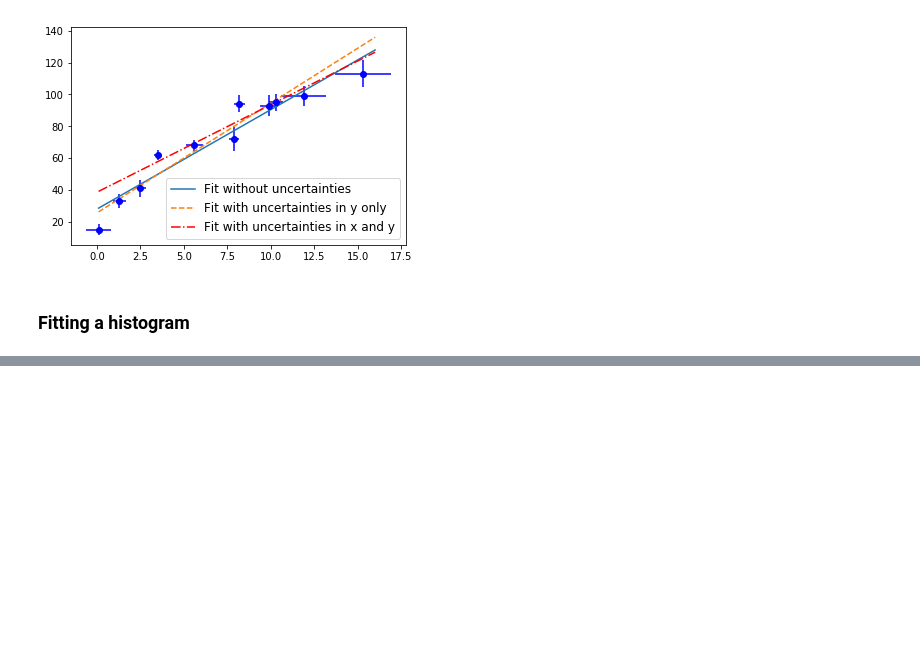
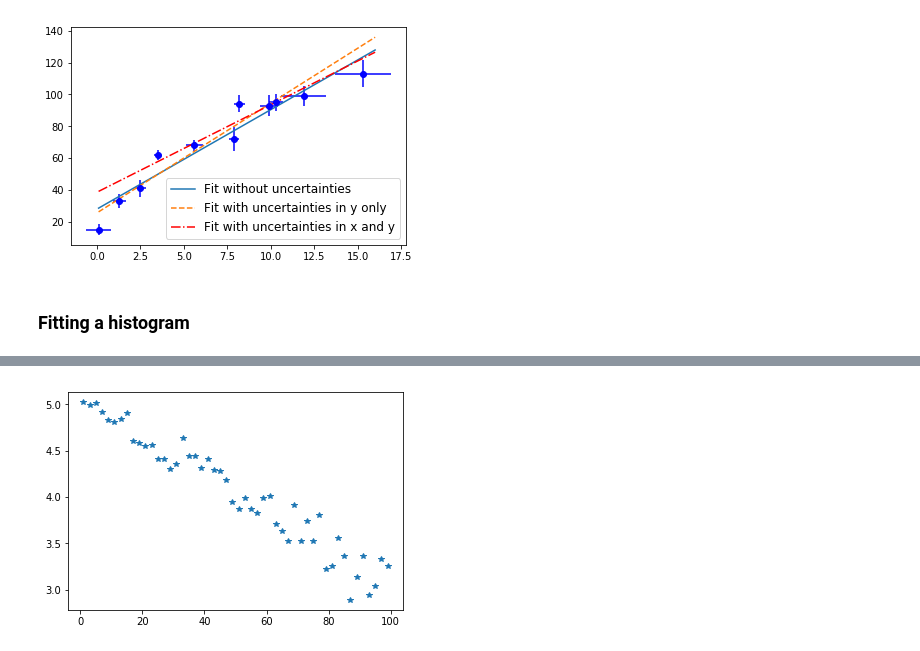
Before and after one commit to goodbyeskyharbor/PurdueNorthwest_PHYS308_ScientificComputing1, a Jupyter notebook: Notebooks/PHYS 308 - 07 - Fitting Data.ipynb, the cells around one changed output, grey strips where cells are left out. Drawn from its saved outputs; the diff is of its cells as text; code cells hidden in the pictures; blank space fills up the shorter version.

```diff
--- a/Notebooks/PHYS 308 - 07 - Fitting Data.ipynb
+++ b/Notebooks/PHYS 308 - 07 - Fitting Data.ipynb
@@ -1100,0 +1110,5 @@ Fit result: N(t)= 169.438*e^(-t/49.4733)+-4.29586
+# %%
+plt.plot(bin_centers, np.log(n),"*")
+plt.show()
+# %% [output]
+[figure, added]
```
Also changed, not shown: parts of 6 cells of this notebook, 4 other files.
